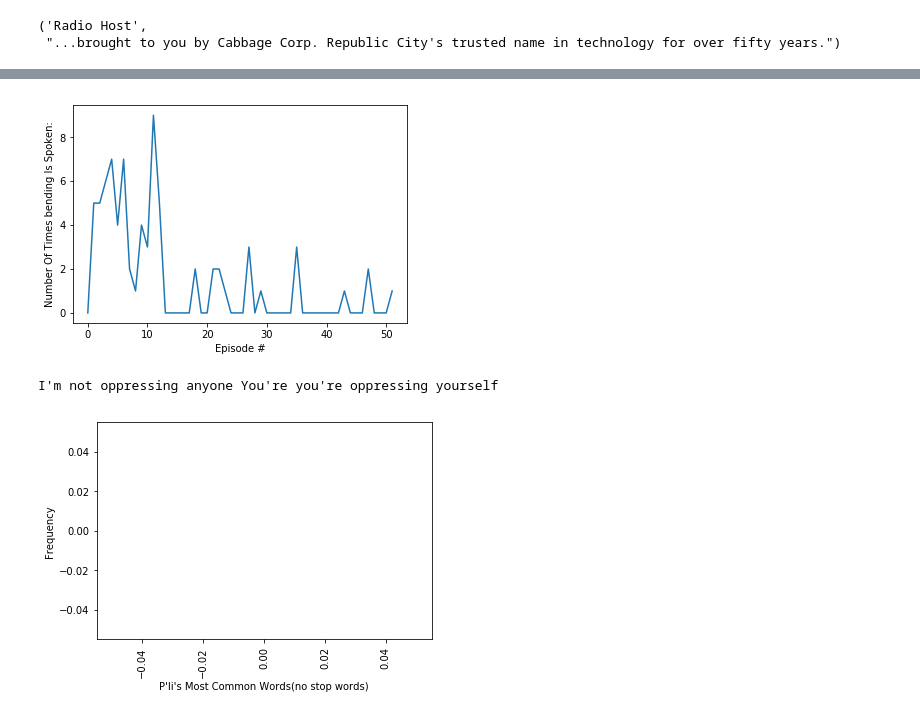
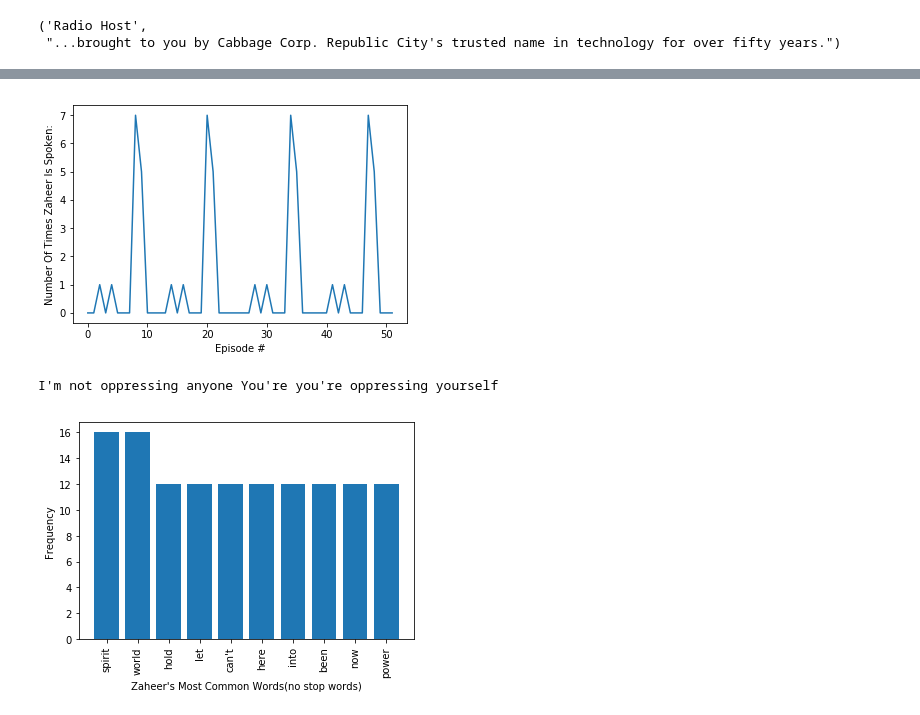
Before and after one commit to datadrawer44/Legend-of-Korra-Data-Vis, a Jupyter notebook: Korra Scrape.ipynb, the cells around one changed output, grey strips where cells are left out. Drawn from its saved outputs; the diff is of its cells as text; code cells hidden in the pictures.

```diff
--- a/Korra Scrape.ipynb
+++ b/Korra Scrape.ipynb
@@ -282,8 +286,11 @@ for j in range(1,5):
         for tag in tags:
             text = tag.get_text()
             if (start and ("Act" not in text)):
-                c[text] += 1
-                trueName = catchAlias(text[0:len(text)-1])
+                charName = text[0:len(text)-1]
+                charName = charName.replace("\\'", "'")
+                trueName = catchAlias(charName)
+                c[trueName] += 1
+                #trueName = catchAlias(text[0:len(text)-1])
                 benderType = typeOfBender(trueName)
                 bendingHeatMapData.append(benderType)
                 bending_count[benderType] += 1
@@ -612,6 +597,7 @@ def separateCharacterAndQuote(line):
     quote = quote.replace("<i>", "")
     quote = quote.replace("</i>" , "")
     quote = quote.strip()
+    character_name = character_name.replace("\\'", "'")
     return character_name, quote
 # %%
 qwot = "<b>Kya:</b> <i>There's no sign of her anywhere.</i>\\r"
@@ -639,14 +625,18 @@ lines = []
 season_to_ep = {1: 12, 2: 14, 3: 13, 4: 13}
 episode_num = 1
 start_time = time.perf_counter()
-for j in range(1,5):
-    numEps = season_to_ep[j]
-    for i in range(1, numEps+1):
+#1. character
+#2. quote
+#3. bending type
+#4. gender
+for season in range(1,5):
+    numEps = season_to_ep[season]
+    for episode in range(1, numEps+1):
         episode_quote_list = []
         epString = 'http://korra.avatarspirit.net/transcripts.php?num='
         epString = epString + str(j)
-        val = str(i)
-        if (i < 10):
+        val = str(episode)
+        if (episode < 10):
             val = "0" + val
         epString = epString + val
         resp = http.request('GET', epString)
@@ -659,7 +649,10 @@ for j in range(1,5):
             bold = no_italics.find('<b>', bold+3)
             line = no_italics[store:bold]
             character, quote = separateCharacterAndQuote(line)
-            episode_quote_list.append((character, quote))
+            gender = getGender(catchAlias(character))
+            element = typeOfBender(catchAlias(character))
+            rating = seasons_dict_list[season-1][episode][1]
+            episode_quote_list.append([character, quote, gender, element, rating])
         episode_quote_tracker[episode_num] = episode_quote_list
         episode_num += 1
 end_time = time.perf_counter()
@@ -668,0 +662,9 @@ This process took: 2.9070654740789905 seconds.
+# %%
+for episode in range(1, 13):
+    print(seasons_dict_list[0][episode][1])
+for episode in range(1, 15):
+    print(seasons_dict_list[1][episode][1])
+for episode in range(1, 14):
+    print(seasons_dict_list[2][episode][1])
+for episode in range(1, 14):
+    print(seasons_dict_list[3][episode][1])
@@ -842,9 +862,9 @@ def frequencyOfWordsByEpisode(phrase):
     pyplot.show()
     #return frequency_counter
 # %%
-frequencyOfWordsByEpisode("bending")
+frequencyOfWordsByEpisode("Zaheer")
 # %% [output]
-[figure, old version]
+[figure, new version]
 # %%
 # Test Punctuation
 newLine = removePunctuation("I'm not oppressing anyone! You're... you're oppressing yourself.")
@@ -852,6 +872,6 @@ print(newLine)
 # %% [output]
 I'm not oppressing anyone You're you're oppressing yourself
 # %%
-getTopTenMostSpokenWords("P'li", True)
+getTopTenMostSpokenWords("Zaheer", True)
 # %% [output]
-[figure, old version]
+[figure, new version]
```
Also changed, not shown: parts of 29 cells of this notebook.
